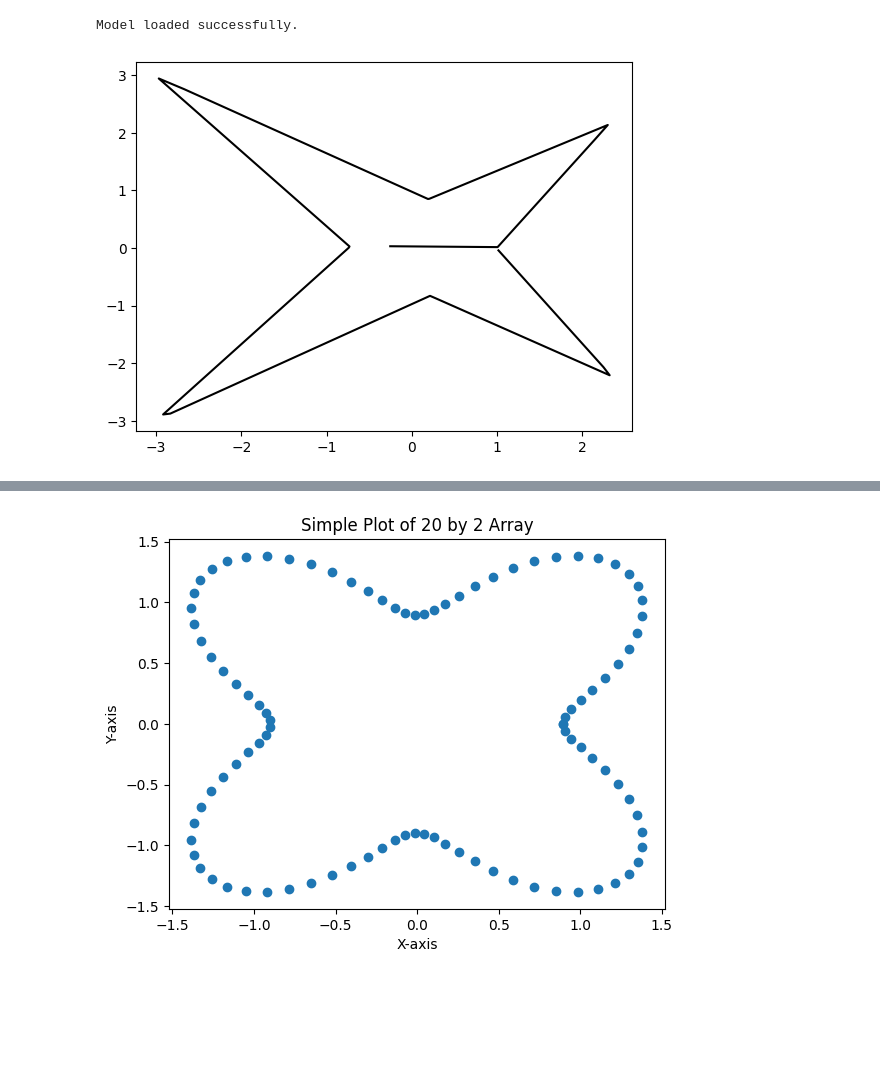
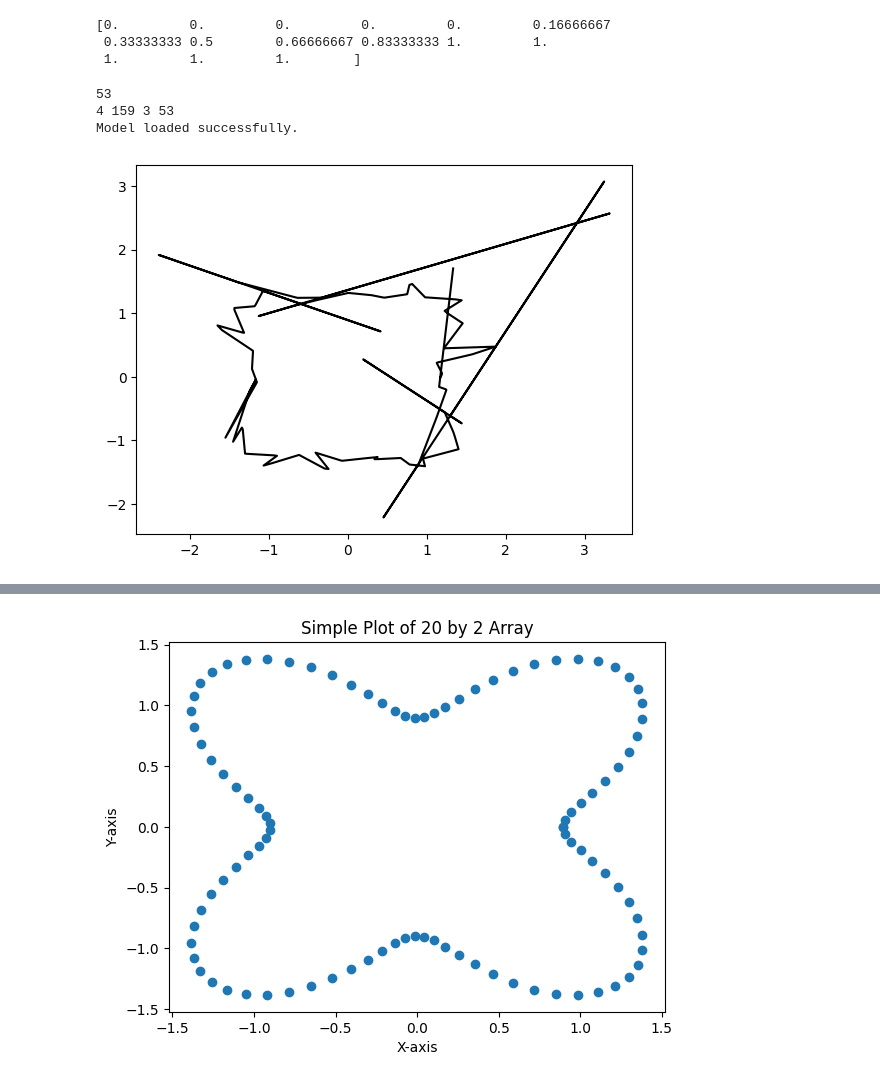
Before and after one commit to kevin866/pyiga, a Jupyter notebook: notebooks/load_model.ipynb, the cells around one changed output, grey strips where cells are left out. Saved outputs shown, nothing was run; the diff lists cells and outputs as text; code cells hidden in the pictures; blank space fills up the shorter version.

```diff
--- a/notebooks/load_model.ipynb
+++ b/notebooks/load_model.ipynb
@@ -14,41 +16,50 @@ from pyiga import approx, bspline
+# %%
+print(knotvector)
+# %% [output]
+[0.         0.         0.         0.         0.         0.16666667
+ 0.33333333 0.5        0.66666667 0.83333333 1.         1.
+ 1.         1.         1.        ]
 # %%
 
 degree = 3
-n_kv = 9
+n_kv = 52
 # knotvector = np.concatenate(([0] * (degree + 1), np.linspace(0, 1, num_ctrlpts - degree), [1] * (degree + 1)))
 knotvector = bspline.make_knots(1, 0.0, 1.0, n_kv)
 num_ctrlpts = knotvector.numdofs
+print(num_ctrlpts)
 input_dim = 4  # Superformula parameters
 output_dim = num_ctrlpts * 2 + num_ctrlpts  # Control points and weights
-
+print(input_dim, output_dim, degree, num_ctrlpts)
 # Initialize the model structure
 model = NURBSGenerator(input_dim, output_dim, degree, num_ctrlpts)
 
 # Load the saved model weights
-model.load_state_dict(torch.load('C:\\Users\\mechadmin\\Documents\\GitHub\\pyiga\\nurbs_generator.pth'))
+model.load_state_dict(torch.load('C:\\Users\\mechadmin\\Documents\\GitHub\\pyiga\\nurbs_generator_50.pth'))
 model.eval()  # Set the model to evaluation mode
 print("Model loaded successfully.")
 
 # Use the model to generate NURBS control points and weights from new superformula parameters
 new_params = torch.tensor([0.5, 20, 4, 0.3], dtype=torch.float32)
 output = model(new_params)
 ctrlpts, weights = output.split([num_ctrlpts*2, num_ctrlpts])
 ctrlpts = ctrlpts.view(num_ctrlpts, 2)
 weights = weights.view(num_ctrlpts)
 
 
 
 # Calculate NURBS points using custom function
 # nurbs_points = calculate_nurbs_points(ctrlpts, weights, knotvector, degree)
 from pyiga.geometry import *
 from pyiga import approx, bspline
 from pyiga import bspline, assemble, vform, geometry, vis, solvers
 ctrlpts_np = ctrlpts.detach().numpy()
 weights_np = weights.detach().numpy()
 
 nurbs = NurbsFunc((knotvector,), ctrlpts_np.copy(), weights=weights_np)
 vis.plot_geo(nurbs,res=500, linewidth=None, color='black')
 # plt.axis('equal');
 # %% [output]
+53
+4 159 3 53
 Model loaded successfully.
-[figure, old version]
+[figure, new version]
```
Also changed, not shown: parts of 10 cells of this notebook, 2 other files.
